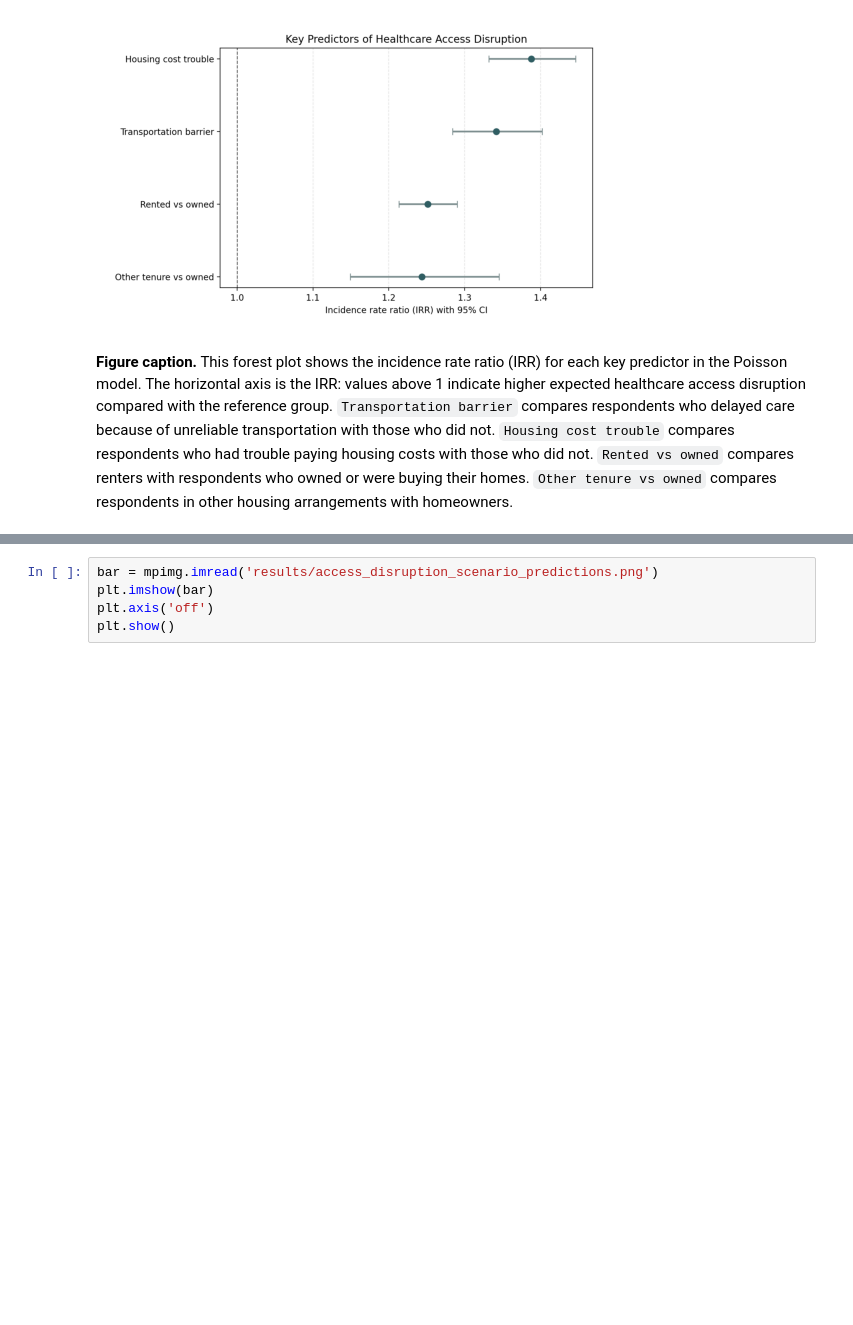
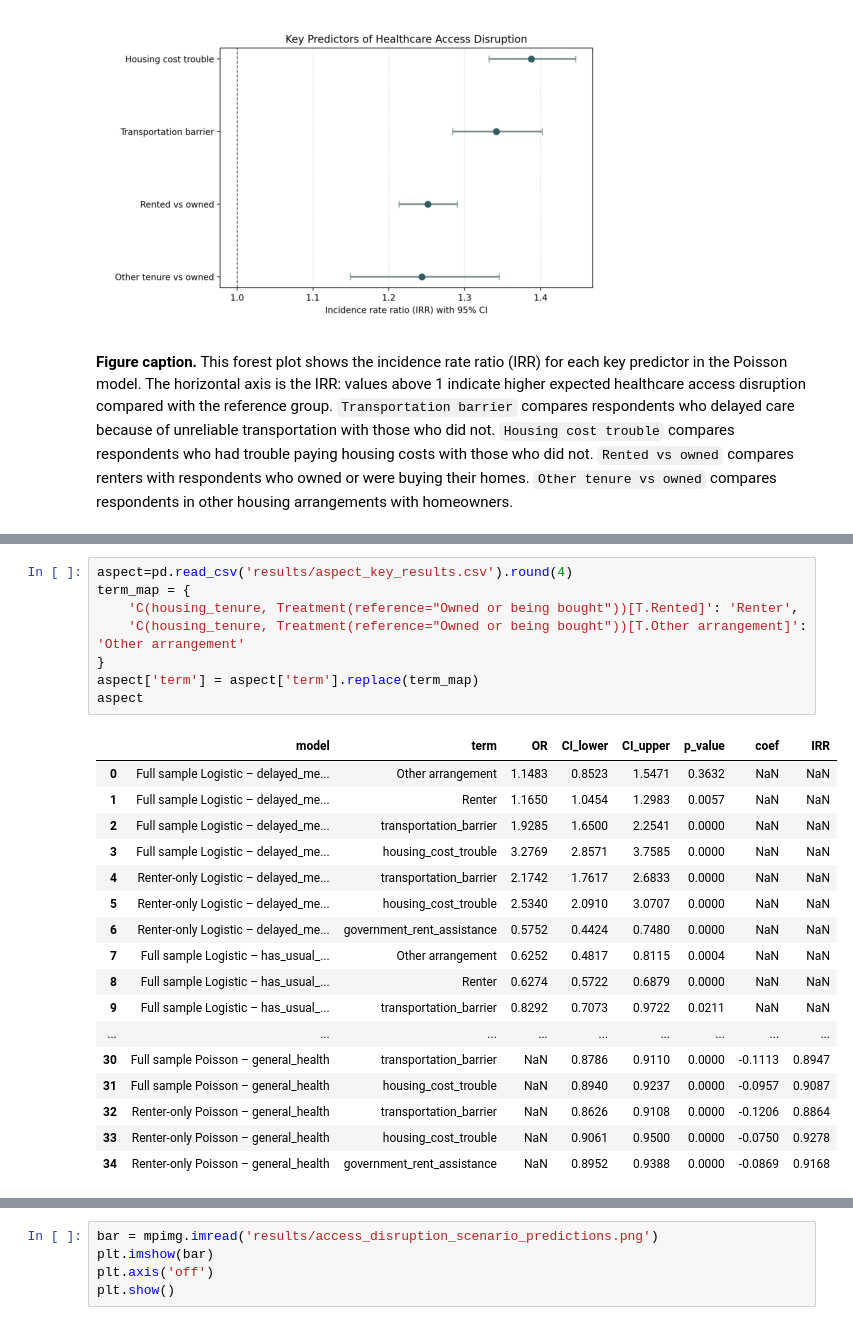
Before and after one commit to COGS108/Group-SP26-079, a Jupyter notebook: 03-FinalProject.ipynb, the cells around one changed output, grey strips where cells are left out. Drawn from its saved outputs; the diff is of its cells as text; blank space fills up the shorter version.

```diff
--- a/03-FinalProject.ipynb
+++ b/03-FinalProject.ipynb
@@ -215,0 +224,26 @@ plt.show()
+# %%
+aspect=pd.read_csv('results/aspect_key_results.csv').round(4)
+term_map = {
+    'C(housing_tenure, Treatment(reference="Owned or being bought"))[T.Rented]': 'Renter',
+    'C(housing_tenure, Treatment(reference="Owned or being bought"))[T.Other arrangement]': 'Other arrangement'
+}
+aspect['term'] = aspect['term'].replace(term_map)
+aspect
+# %% [output]
+|  | model | term | OR | CI_lower | CI_upper | p_value | coef | IRR |
+| 0 | Full sample Logistic – delayed_me... | Other arrangement | 1.1483 | 0.8523 | 1.5471 | 0.3632 | NaN | NaN |
+| 1 | Full sample Logistic – delayed_me... | Renter | 1.1650 | 1.0454 | 1.2983 | 0.0057 | NaN | NaN |
+| 2 | Full sample Logistic – delayed_me... | transportation_barrier | 1.9285 | 1.6500 | 2.2541 | 0.0000 | NaN | NaN |
+| 3 | Full sample Logistic – delayed_me... | housing_cost_trouble | 3.2769 | 2.8571 | 3.7585 | 0.0000 | NaN | NaN |
+| 4 | Renter-only Logistic – delayed_me... | transportation_barrier | 2.1742 | 1.7617 | 2.6833 | 0.0000 | NaN | NaN |
+| 5 | Renter-only Logistic – delayed_me... | housing_cost_trouble | 2.5340 | 2.0910 | 3.0707 | 0.0000 | NaN | NaN |
+| 6 | Renter-only Logistic – delayed_me... | government_rent_assistance | 0.5752 | 0.4424 | 0.7480 | 0.0000 | NaN | NaN |
+| 7 | Full sample Logistic – has_usual_... | Other arrangement | 0.6252 | 0.4817 | 0.8115 | 0.0004 | NaN | NaN |
+| 8 | Full sample Logistic – has_usual_... | Renter | 0.6274 | 0.5722 | 0.6879 | 0.0000 | NaN | NaN |
+| 9 | Full sample Logistic – has_usual_... | transportation_barrier | 0.8292 | 0.7073 | 0.9722 | 0.0211 | NaN | NaN |
+| ... | ... | ... | ... | ... | ... | ... | ... | ... |
+| 30 | Full sample Poisson – general_health | transportation_barrier | NaN | 0.8786 | 0.9110 | 0.0000 | -0.1113 | 0.8947 |
+| 31 | Full sample Poisson – general_health | housing_cost_trouble | NaN | 0.8940 | 0.9237 | 0.0000 | -0.0957 | 0.9087 |
+| 32 | Renter-only Poisson – general_health | transportation_barrier | NaN | 0.8626 | 0.9108 | 0.0000 | -0.1206 | 0.8864 |
+| 33 | Renter-only Poisson – general_health | housing_cost_trouble | NaN | 0.9061 | 0.9500 | 0.0000 | -0.0750 | 0.9278 |
+| 34 | Renter-only Poisson – general_health | government_rent_assistance | NaN | 0.8952 | 0.9388 | 0.0000 | -0.0869 | 0.9168 |
```
Also changed, not shown: parts of 51 cells of this notebook, 8 other files.
